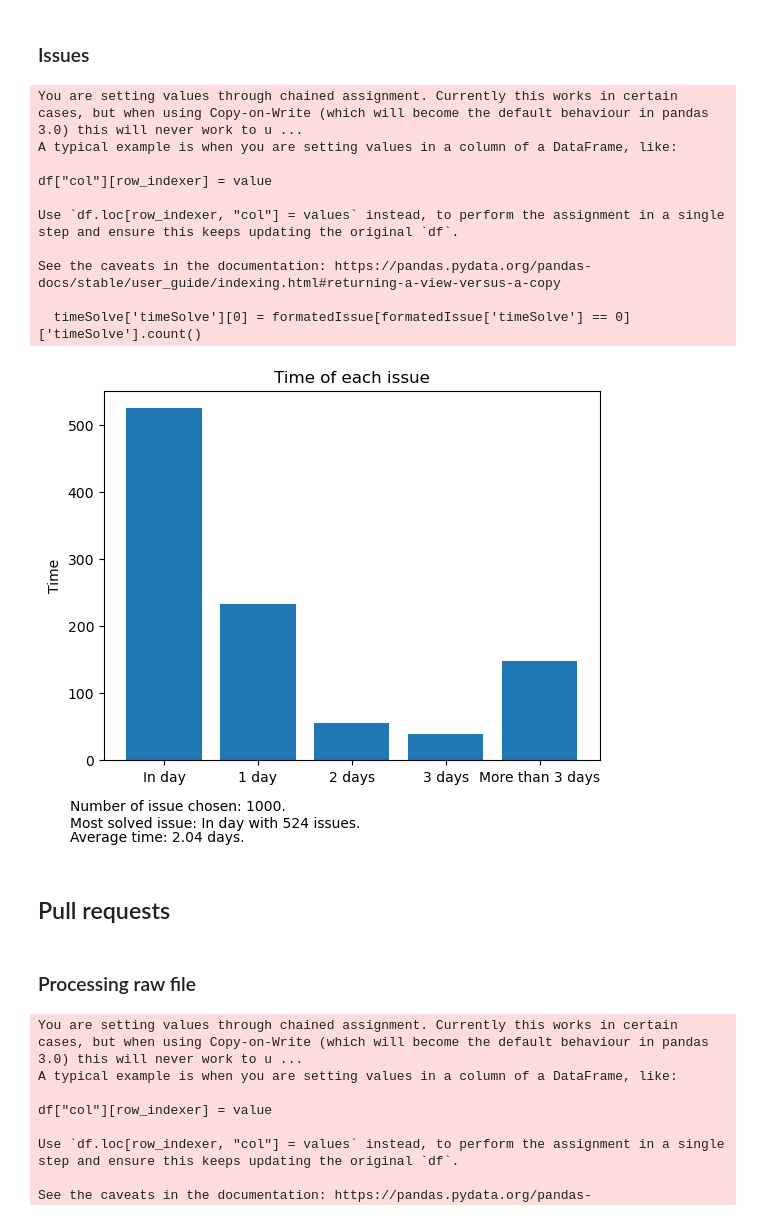
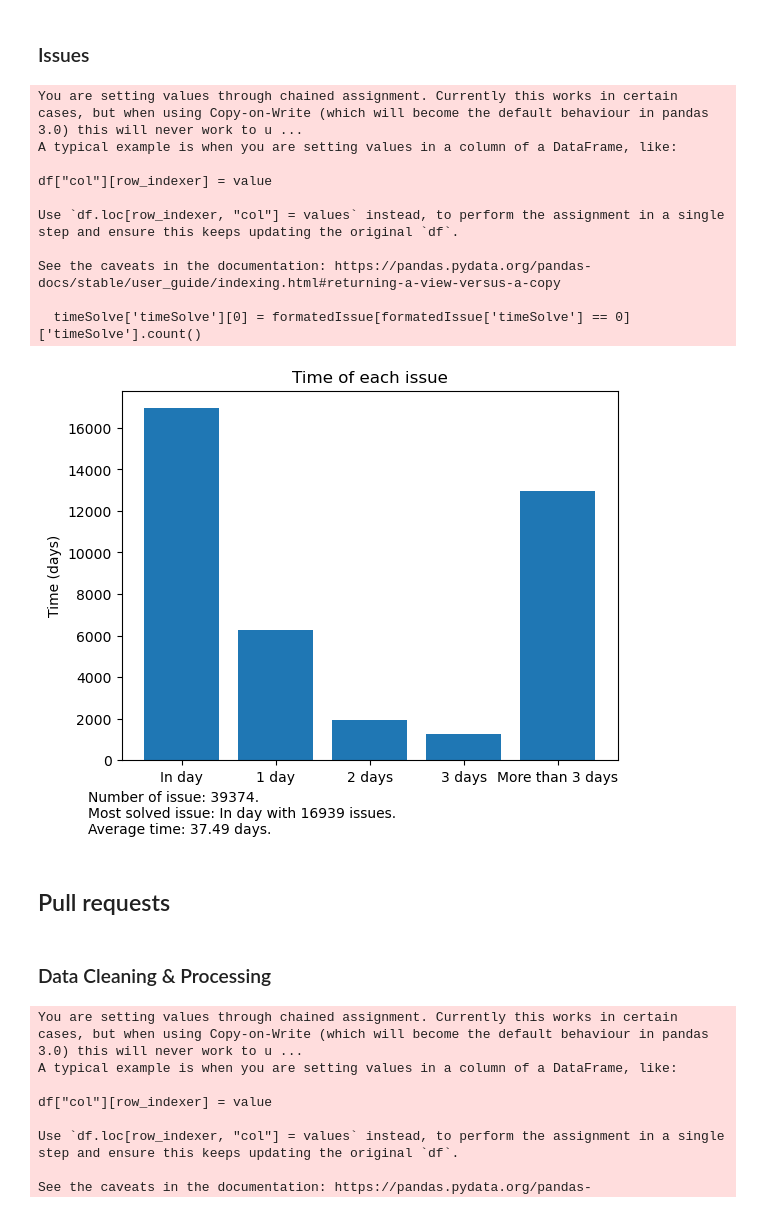
Before and after one commit to its6ueq/AIT2003, a Jupyter notebook: main.ipynb, the cells around one changed output. Saved outputs shown, nothing was run; the diff lists cells and outputs as text; code cells hidden in the pictures.

```diff
--- a/main.ipynb
+++ b/main.ipynb
@@ -13,20 +13,2 @@ import os
-# %%
-#combine all raw files into one
-
-os.makedirs("Data", exist_ok=True)
-read_files = glob.glob("Raw/Commit/*.txt")
-combined_content = ""
-
-for i, f in enumerate(read_files):
-    with open(f, "r") as infile:
-        content = infile.read()
-        if i > 0:
-            content = content.lstrip().lstrip('[')
-        if i < len(read_files) - 1:
-            content = content.rstrip().rstrip(']') + ','
-        combined_content += content
-if(os.path.exists("Data/Commit/") == False): os.mkdir("Data/Commit")
-with open("Data/Commit/rawFile.txt", "w") as outfile:
-    outfile.write(combined_content)
 # %%
 #read raw.txt file
@@ -133,24 +117,6 @@ plt.show()
-# %%
-#combine all raw files into one
-
-os.makedirs("Data", exist_ok=True)
-read_files = glob.glob("Raw/Issue/*.txt")
-combined_content = ""
-
-for i, f in enumerate(read_files):
-    with open(f, "r") as infile:
-        content = infile.read()
-        if i > 0:
-            content = content.lstrip().lstrip('[')
-        if i < len(read_files) - 1:
-            content = content.rstrip().rstrip(']') + ','
-        combined_content += content
-if(os.path.exists("Data/Issue/") == False): os.mkdir("Data/Issue")
-with open("Data/Issue/rawFile.txt", "w") as outfile:
-    outfile.write(combined_content)
 # %%
 #read raw.txt file
-rawIssue = pd.read_json("Data/Issue/rawFile.txt")
+rawIssue = pd.read_json("Raw/Issue/raw.txt")
 formatedIssue = rawIssue[['title', 'created_at', 'closed_at']]
 formatedIssue['created_at'] = pd.to_datetime(formatedIssue['created_at'].astype(str).str.slice(0, 10))
 formatedIssue['closed_at'] = pd.to_datetime(formatedIssue['closed_at'].astype(str).str.slice(0, 10))
@@ -173,36 +156,36 @@ See the caveats in the documentation: https://pandas.pydata.org/pandas-docs/stab
 # %%
 formatedIssue['timeSolve'] = (formatedIssue['closed_at'] - formatedIssue['created_at']).dt.days
 timeSolve = pd.DataFrame()
 timeSolve.index = ['In day', '1 day', '2 days', '3 days', 'More than 3 days']
 timeSolve['timeSolve'] = [formatedIssue[formatedIssue['timeSolve'] == 0].count(), 0, 0, 0, 0]
 timeSolve['timeSolve'][0] = formatedIssue[formatedIssue['timeSolve'] == 0]['timeSolve'].count()
 timeSolve['timeSolve'][1] = formatedIssue[formatedIssue['timeSolve'] == 1]['timeSolve'].count()
 timeSolve['timeSolve'][2] = formatedIssue[formatedIssue['timeSolve'] == 2]['timeSolve'].count()
 timeSolve['timeSolve'][3] = formatedIssue[formatedIssue['timeSolve'] == 3]['timeSolve'].count()
 timeSolve['timeSolve'][4] = formatedIssue[formatedIssue['timeSolve'] > 3]['timeSolve'].count()
 plt.subplot().bar(x = timeSolve.index, height = timeSolve['timeSolve'])
 plt.ylabel('Time (days)')
 plt.title('Time of each issue')
-plt.text(-1, -75, f'Number of issue chosen: {len(formatedIssue)}.')
-plt.text(-1, -100, f'Most solved issue: {timeSolve["timeSolve"].idxmax()} with {timeSolve["timeSolve"].max()} issues.')
-plt.text(-1, -120, f'Average time: {formatedIssue["timeSolve"].mean()} days.')
+plt.text(-1, -2000, f'Number of issue: {len(formatedIssue)}.')
+plt.text(-1, -2750, f'Most solved issue: {timeSolve["timeSolve"].idxmax()} with {timeSolve["timeSolve"].max()} issues.')
+plt.text(-1, -3500, f'Average time: {formatedIssue["timeSolve"].mean():.2f} days.')
 formatedIssue.to_csv('Data/Issue/finalFile.csv', index = False)
 # %% [output]
 You are setting values through chained assignment. Currently this works in certain cases, but when using Copy-on-Write (which will become the default behaviour in pandas 3.0) this will never work to u ...
 A typical example is when you are setting values in a column of a DataFrame, like:
 
 df["col"][row_indexer] = value
 
 Use `df.loc[row_indexer, "col"] = values` instead, to perform the assignment in a single step and ensure this keeps updating the original `df`.
 
 See the caveats in the documentation: https://pandas.pydata.org/pandas-docs/stable/user_guide/indexing.html#returning-a-view-versus-a-copy
 
   timeSolve['timeSolve'][0] = formatedIssue[formatedIssue['timeSolve'] == 0]['timeSolve'].count()
-[figure, old version]
+[figure, new version]
 # %% [markdown]
 ## Pull requests
 # %% [markdown]
-### Processing raw file
+### Data Cleaning & Processing
 # %%
 #combine all raw files into one
 
```
Also changed, not shown: parts of 18 cells of this notebook, 3 other files.
